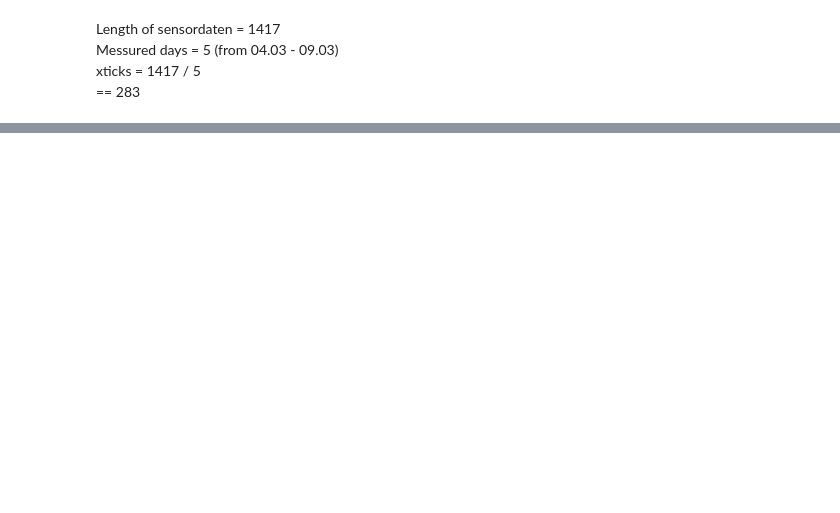
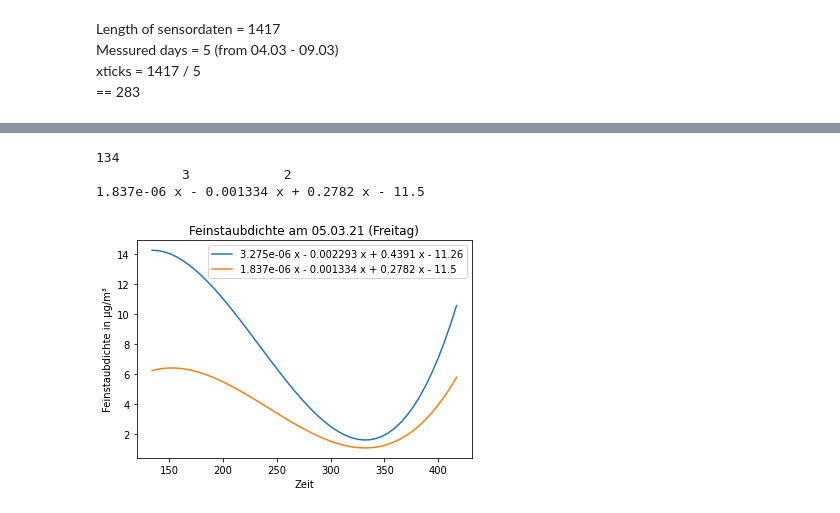
Before and after one commit to Domepo/LuftdatenMesser, a Jupyter notebook: analysis/analyse.ipynb, the cells around one changed output, grey strips where cells are left out. Saved outputs shown, nothing was run; the diff lists cells and outputs as text; code cells hidden in the pictures; blank space fills up the shorter version.

```diff
--- a/analysis/analyse.ipynb
+++ b/analysis/analyse.ipynb
@@ -41,0 +58,21 @@ plt.show()
+# %%
+fig, ax = plt.subplots()
+ax.set_title('Feinstaubdichte am 05.03.21 (Freitag)')
+
+pm10 = np.poly1d(np.polyfit(one_day.index, one_day.pm10, 3))
+pm10l = np.linspace(one_day.index[0], one_day.index[-1])
+pm2_5 = np.poly1d(np.polyfit(one_day.index, one_day.pm2_5, 3))
+pm2_5l = np.linspace(one_day.index[0], one_day.index[-1])
+print( one_day.index[0])
+ax.plot(pm10l, pm10(pm10l),label="3.275e-06 x - 0.002293 x + 0.4391 x - 11.26")
+ax.plot(pm2_5l, pm2_5(pm2_5l),label="1.837e-06 x - 0.001334 x + 0.2782 x - 11.5")
+print(pm2_5)
+ax.legend()
+ax.set_xlabel('Zeit')
+ax.set_ylabel('Feinstaubdichte in µg/m³')
+plt.show()
+# %% [output]
+134
+           3            2
+1.837e-06 x - 0.001334 x + 0.2782 x - 11.5
+[figure, added]
```
Also changed, not shown: parts of 8 cells of this notebook.
